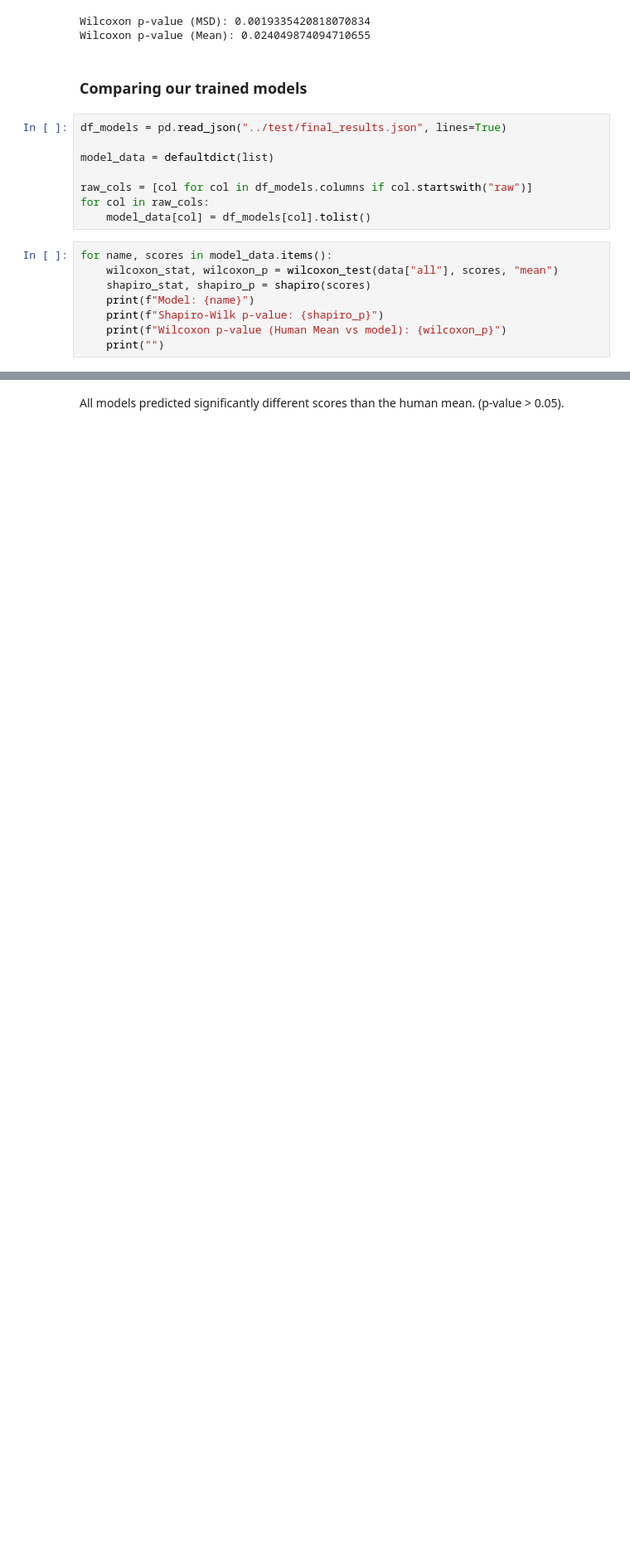
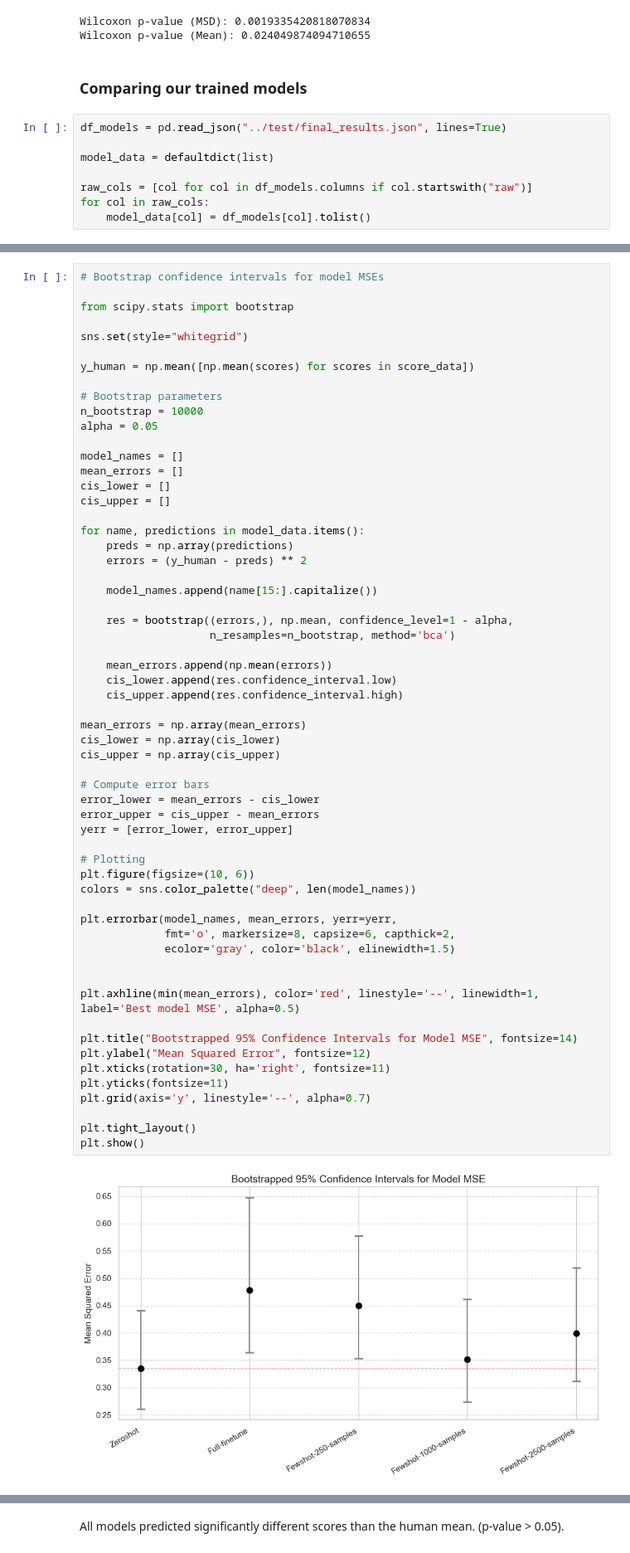
Before and after one commit to DavidLindahl/danish-edu-llm-classifier, a Jupyter notebook: self_annotation/agreement.ipynb, the cells around one changed output, grey strips where cells are left out. Shown: that part at 83% size. Cells and saved outputs as stored; diff of their text form; blank space fills up the shorter version.

```diff
--- a/self_annotation/agreement.ipynb
+++ b/self_annotation/agreement.ipynb
@@ -266,11 +284,3 @@ model_data = defaultdict(list)
 raw_cols = [col for col in df_models.columns if col.startswith("raw")]
 for col in raw_cols:
     model_data[col] = df_models[col].tolist()
-# %%
-for name, scores in model_data.items():
-    wilcoxon_stat, wilcoxon_p = wilcoxon_test(data["all"], scores, "mean")
-    shapiro_stat, shapiro_p = shapiro(scores)
-    print(f"Model: {name}")
-    print(f"Shapiro-Wilk p-value: {shapiro_p}")
-    print(f"Wilcoxon p-value (Human Mean vs model): {wilcoxon_p}")
-    print("")
@@ -296,0 +287,61 @@ Wilcoxon p-value (Human Mean vs model): 0.0001144119843118567
+# %%
+# Bootstrap confidence intervals for model MSEs
+
+from scipy.stats import bootstrap
+
+sns.set(style="whitegrid")
+
+y_human = np.mean([np.mean(scores) for scores in score_data])
+
+# Bootstrap parameters
+n_bootstrap = 10000
+alpha = 0.05
+
+model_names = []
+mean_errors = []
+cis_lower = []
+cis_upper = []
+
+for name, predictions in model_data.items():
+    preds = np.array(predictions)
+    errors = (y_human - preds) ** 2
+
+    model_names.append(name[15:].capitalize())
+
+    res = bootstrap((errors,), np.mean, confidence_level=1 - alpha,
+                    n_resamples=n_bootstrap, method='bca')
+
+    mean_errors.append(np.mean(errors))
+    cis_lower.append(res.confidence_interval.low)
+    cis_upper.append(res.confidence_interval.high)
+
+mean_errors = np.array(mean_errors)
+cis_lower = np.array(cis_lower)
+cis_upper = np.array(cis_upper)
+
+# Compute error bars
+error_lower = mean_errors - cis_lower
+error_upper = cis_upper - mean_errors
+yerr = [error_lower, error_upper]
+
+# Plotting
+plt.figure(figsize=(10, 6))
+colors = sns.color_palette("deep", len(model_names))
+
+plt.errorbar(model_names, mean_errors, yerr=yerr,
+             fmt='o', markersize=8, capsize=6, capthick=2,
+             ecolor='gray', color='black', elinewidth=1.5)
+
+
+plt.axhline(min(mean_errors), color='red', linestyle='--', linewidth=1, label='Best model MSE', alpha=0.5)
+
+plt.title("Bootstrapped 95% Confidence Intervals for Model MSE", fontsize=14)
+plt.ylabel("Mean Squared Error", fontsize=12)
+plt.xticks(rotation=30, ha='right', fontsize=11)
+plt.yticks(fontsize=11)
+plt.grid(axis='y', linestyle='--', alpha=0.7)
+
+plt.tight_layout()
+plt.show()
+# %% [output]
+[figure, added]
```
Also changed, not shown: parts of 12 cells of this notebook, 2 other files.
